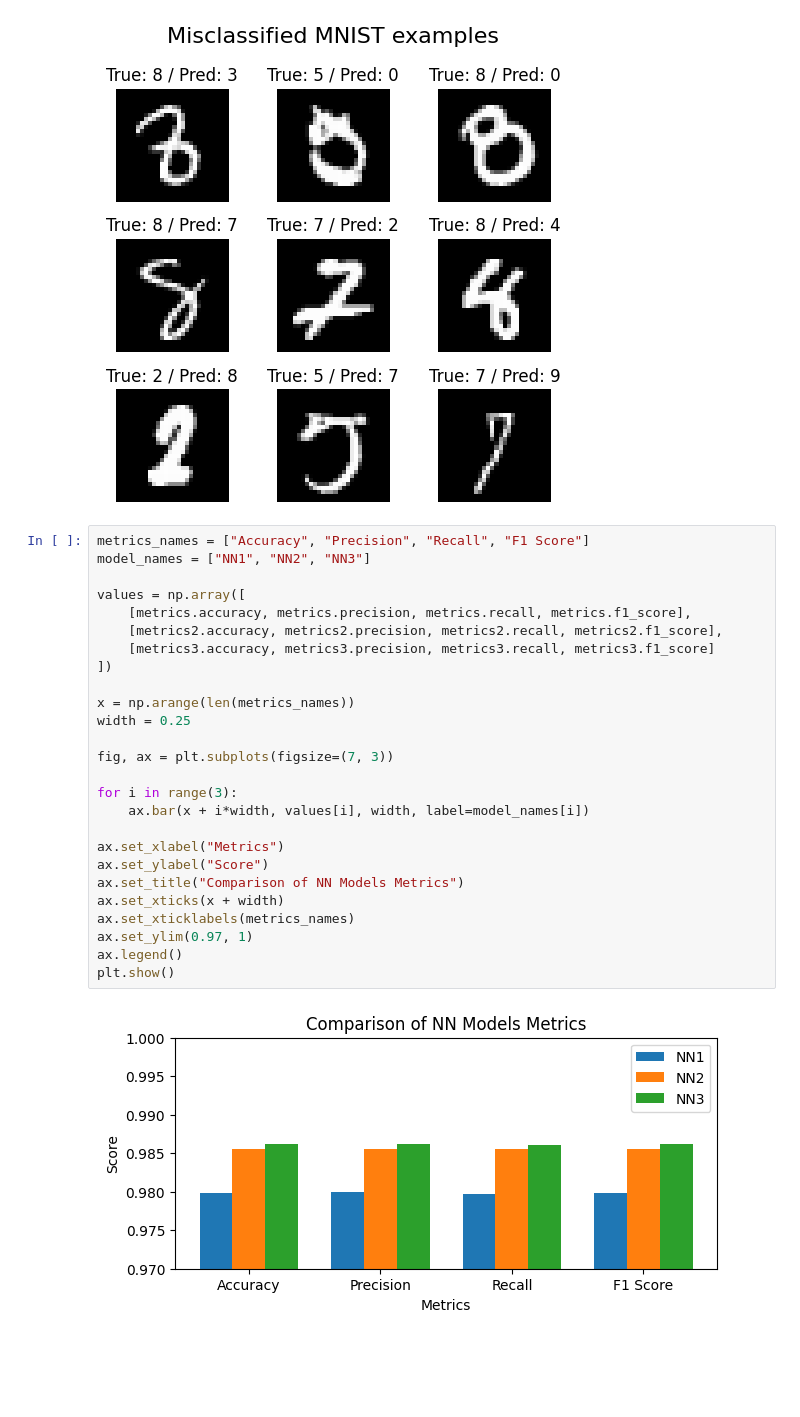
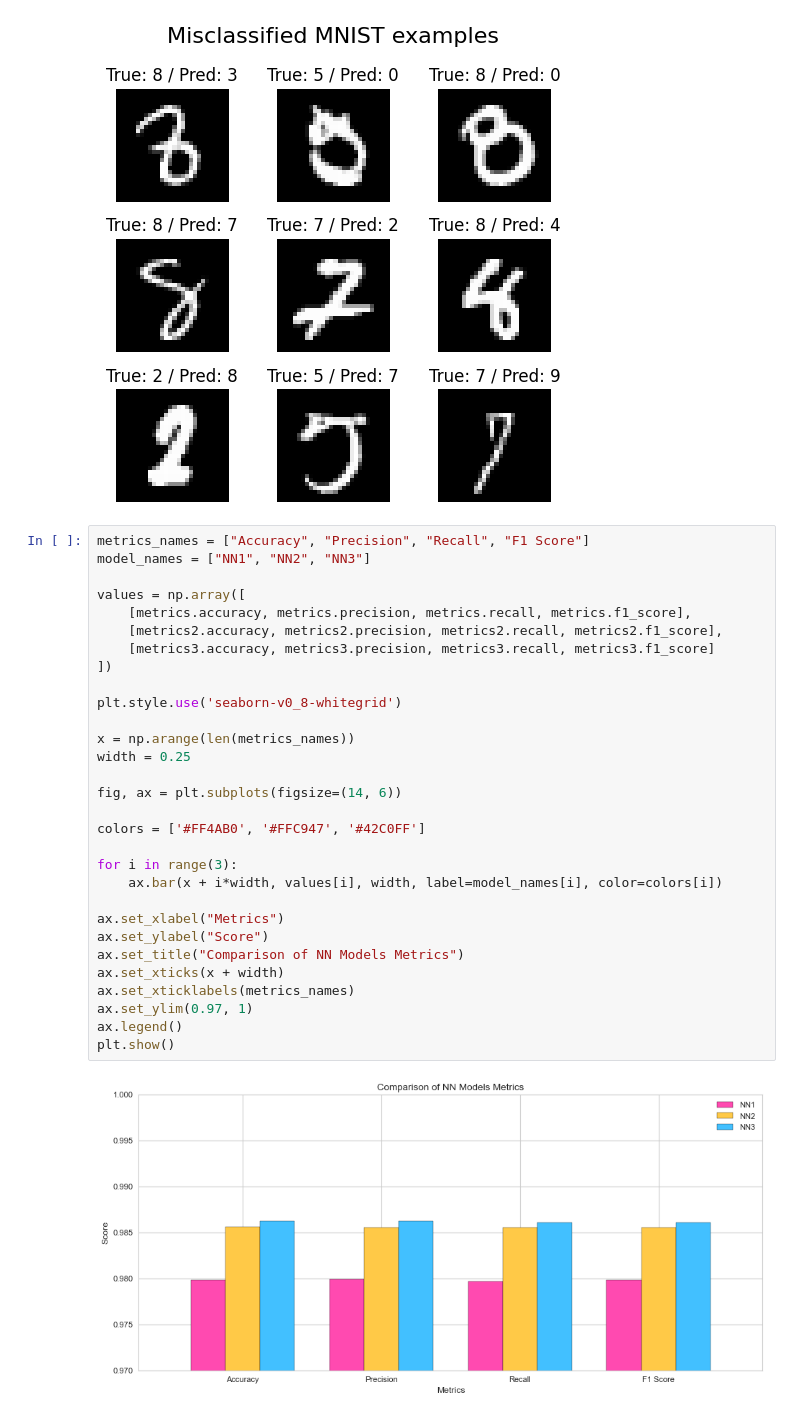
Before and after one commit to nastyapetrunia/data-science-internship-test-tasks, a Jupyter notebook: task1_mnist_image_classification/demo_task1.ipynb, the cells around one changed output. Saved outputs shown, nothing was run; the diff lists cells and outputs as text; blank space fills up the shorter version.

```diff
--- a/task1_mnist_image_classification/demo_task1.ipynb
+++ b/task1_mnist_image_classification/demo_task1.ipynb
@@ -458,28 +451,32 @@ print_misclassified(X_test, y_pred3, y_test)
 # %%
 metrics_names = ["Accuracy", "Precision", "Recall", "F1 Score"]
 model_names = ["NN1", "NN2", "NN3"]
 
 values = np.array([
     [metrics.accuracy, metrics.precision, metrics.recall, metrics.f1_score],
     [metrics2.accuracy, metrics2.precision, metrics2.recall, metrics2.f1_score],
     [metrics3.accuracy, metrics3.precision, metrics3.recall, metrics3.f1_score]
 ])
 
+plt.style.use('seaborn-v0_8-whitegrid')
+
 x = np.arange(len(metrics_names))
 width = 0.25
 
-fig, ax = plt.subplots(figsize=(7, 3))
+fig, ax = plt.subplots(figsize=(14, 6))
+
+colors = ['#FF4AB0', '#FFC947', '#42C0FF']
 
 for i in range(3):
-    ax.bar(x + i*width, values[i], width, label=model_names[i])
+    ax.bar(x + i*width, values[i], width, label=model_names[i], color=colors[i])
 
 ax.set_xlabel("Metrics")
 ax.set_ylabel("Score")
 ax.set_title("Comparison of NN Models Metrics")
 ax.set_xticks(x + width)
 ax.set_xticklabels(metrics_names)
 ax.set_ylim(0.97, 1)
 ax.legend()
 plt.show()
 # %% [output]
-[figure, old version]
+[figure, new version]
```
Also changed, not shown: parts of 16 cells of this notebook, 3 other files.
